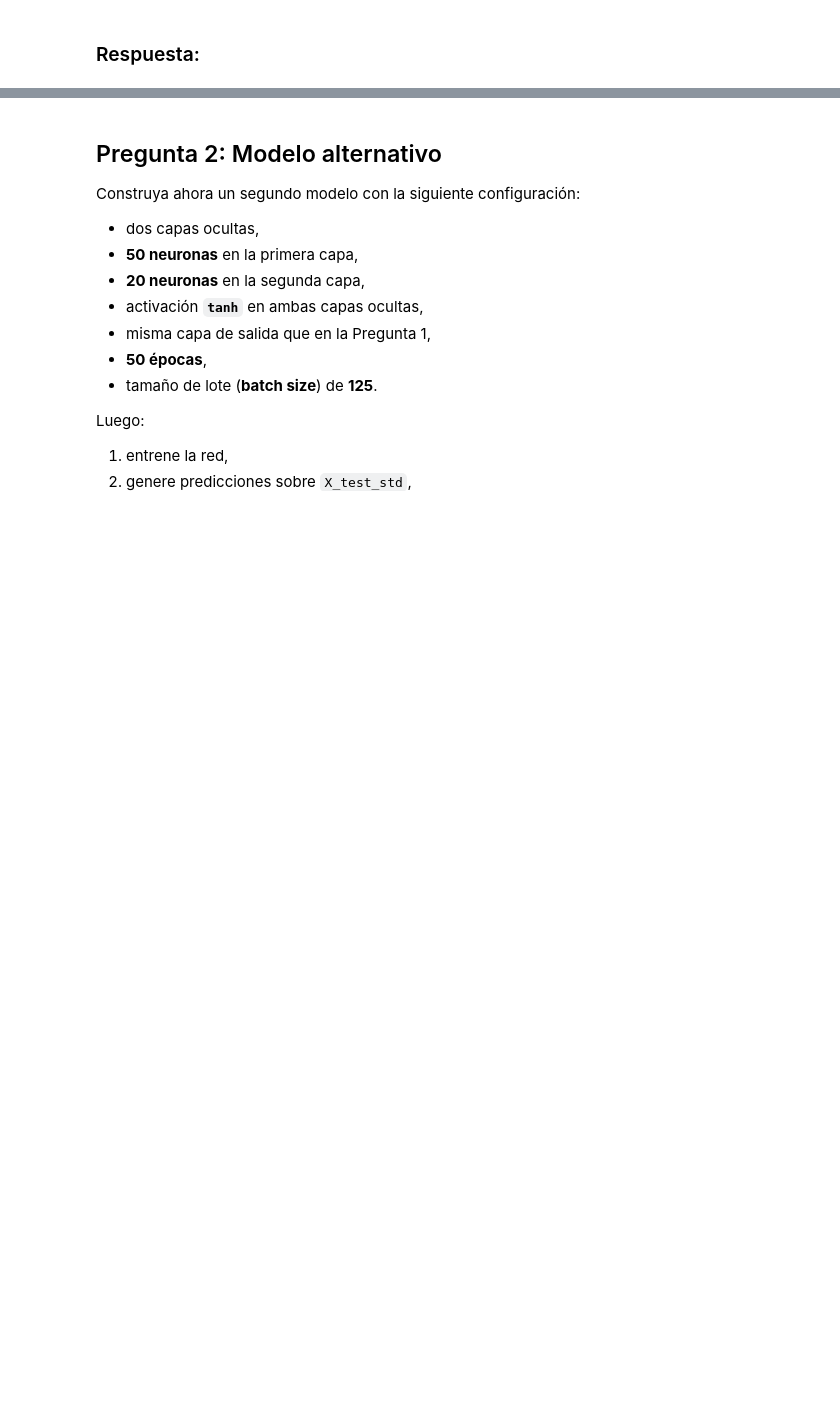
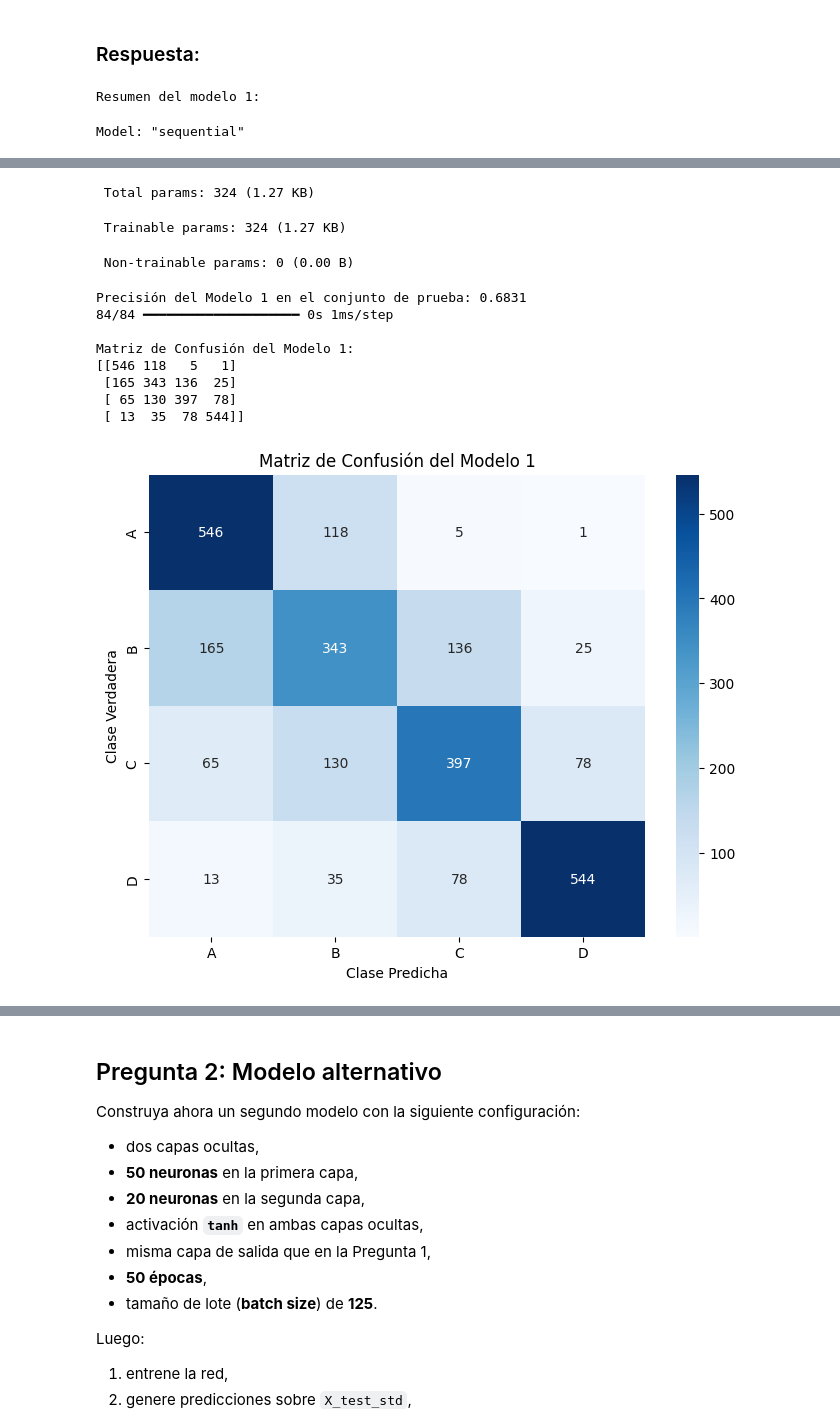
Before and after one commit to CaMunozS/deep_learning, a Jupyter notebook: Actividad2_DL2026.ipynb, the cells around one changed output, grey strips where cells are left out. Cells and saved outputs as stored; diff of their text form; code cells hidden in the pictures; blank space fills up the shorter version.

```diff
--- a/Actividad2_DL2026.ipynb
+++ b/Actividad2_DL2026.ipynb
@@ -123,3 +144,67 @@ Luego:
 **Sugerencia:** piense cuidadosamente cuántas neuronas debe tener la capa de salida y qué activación final es apropiada.
 # %% [markdown]
 ### Respuesta:
+# %%
+from tensorflow.keras.models import Sequential
+from tensorflow.keras.layers import Dense
+
+# 1. Construir la red neuronal densa
+model1 = Sequential([
+    Dense(20, activation='relu', input_shape=(n_features,)),
+    Dense(n_classes, activation='softmax')
+])
+
+model1.compile(optimizer='adam',
+               loss='categorical_crossentropy',
+               metrics=['accuracy'])
+
+print("Resumen del modelo 1:")
+model1.summary()
+
+# Entrenar la red
+history1 = model1.fit(X_train_std, y_train,
+                      epochs=30,
+                      batch_size=125,
+                      verbose=0, # No mostrar el progreso de cada época
+                      validation_split=0.2 # Usar un 20% de los datos de entrenamiento para validación
+                     )
+
+# Evaluar el modelo (opcional, pero buena práctica)
+loss1, accuracy1 = model1.evaluate(X_test_std, y_test, verbose=0)
+print(f"\nPrecisión del Modelo 1 en el conjunto de prueba: {accuracy1:.4f}")
+
+# 2. Generar predicciones sobre X_test_std
+y_pred_proba_model1 = model1.predict(X_test_std)
+y_pred_model1 = np.argmax(y_pred_proba_model1, axis=1)
+
+# Convertir y_test a etiquetas de clase para la matriz de confusión y el reporte de clasificación
+y_test_labels = np.argmax(y_test, axis=1)
+
+# Convertir las etiquetas numéricas a sus nombres originales para el reporte
+class_names = label_encoder.inverse_transform(np.arange(n_classes))
+
+# 3. Construir la matriz de confusión
+conf_matrix_model1 = confusion_matrix(y_test_labels, y_pred_model1)
+print("\nMatriz de Confusión del Modelo 1:")
+print(conf_matrix_model1)
+
+# Visualizar la matriz de confusión
+plt.figure(figsize=(8, 6))
+sns.heatmap(conf_matrix_model1, annot=True, fmt='d', cmap='Blues', xticklabels=class_names, yticklabels=class_names)
+plt.xlabel('Clase Predicha')
+plt.ylabel('Clase Verdadera')
+plt.title('Matriz de Confusión del Modelo 1')
+plt.show()
+
+# 4. Generar el classification report
+clf_report_model1 = classification_report(y_test_labels, y_pred_model1, target_names=class_names)
+print("\nReporte de Clasificación del Modelo 1:")
+print(clf_report_model1)
+
+# 5. Indicar brevemente cuál clase parece ser más difícil de predecir.
+# Analizando el F1-score y el recall (o la matriz de confusión), identificamos la clase con menor rendimiento.
+# Por ejemplo, si una clase tiene un recall muy bajo, significa que el modelo no la está identificando bien.
+# Esta interpretación se hará después de la ejecución del código.
+# %% [output]
+Resumen del modelo 1:
+Model: "sequential"
@@ -125,0 +218,12 @@ Luego:
+ Total params: 324 (1.27 KB)
+ Trainable params: 324 (1.27 KB)
+ Non-trainable params: 0 (0.00 B)
+Precisión del Modelo 1 en el conjunto de prueba: 0.6831
+84/84 ━━━━━━━━━━━━━━━━━━━━ 0s 1ms/step
+
+Matriz de Confusión del Modelo 1:
+[[546 118   5   1]
+ [165 343 136  25]
+ [ 65 130 397  78]
+ [ 13  35  78 544]]
+[figure, added]
```
Also changed, not shown: parts of 9 cells of this notebook.
